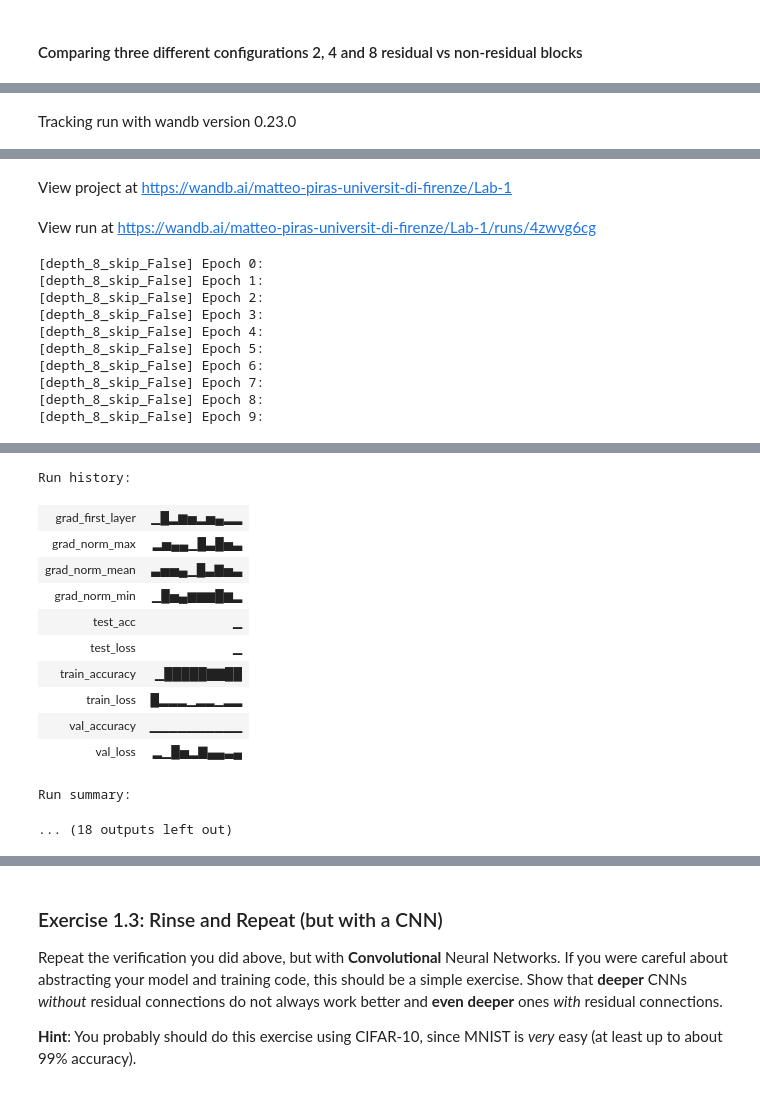
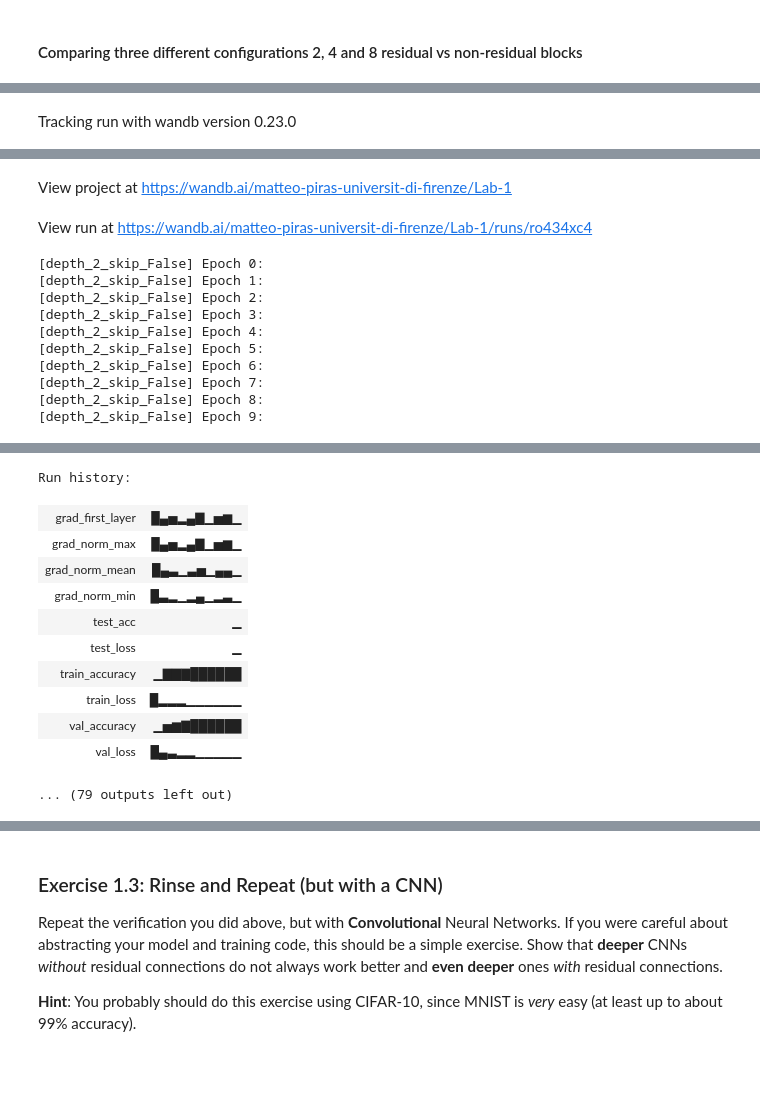
Before and after one commit to Piras2024/Laboratory-1-Working-with-Deep-Models, a Jupyter notebook: Lab1-CNNs.ipynb, the cells around one changed output, grey strips where cells are left out. Saved outputs shown, nothing was run; the diff lists cells and outputs as text; code cells hidden in the pictures.

```diff
--- a/Lab1-CNNs.ipynb
+++ b/Lab1-CNNs.ipynb
@@ -223,7 +112,7 @@ def train_one_epoch(model, dl, optimizer, device):
     running_loss = 0.0
     correct = 0
     total = 0
-    for x, y in dl:
+    for x, y in tqdm(dl, desc="Batches", leave=False):
         x, y = x.to(device), y.to(device)
         optimizer.zero_grad()
         logits = model(x)
@@ -242,7 +131,7 @@ def evaluate(model, dl, device):
     preds_all = []
     gts_all = []
     with torch.no_grad():
-        for x, y in dl:
+        for x, y in tqdm(dl, desc="Batches", leave=False):
             x, y = x.to(device), y.to(device)
             logits = model(x)
             loss = F.cross_entropy(logits, y, reduction='sum')
@@ -400,7 +318,7 @@ This block is a **flexible MLP version of a ResNet block**:
 # %%
 #Code genrated by AI
 class MLPBlock(nn.Module):
-    def __init__(self, dim_in, dim_out, hidden_layers=1, use_skip=True):
+    def __init__(self, dim_in, dim_out, hidden_layers=2, use_skip=True):
         super().__init__()
         self.use_skip = use_skip
 
@@ -494,7 +384,7 @@ config = {
     "batch_size": 128,
     "lr": 0.01,
     "epochs": 10,
-    "depths": [[784, 128, 128, 128 , 128, 128, 128, 128 , 128, 10] ],  # example depths
+    "depths": [[784, 128, 128, 10],[784, 128, 128, 128, 128, 10],[784, 128, 128, 128 , 128, 128, 128, 128 , 128, 10] ],  # example depths
     "block_hidden_layers": 2,
     "use_skip_options": [False, True]
 }
@@ -525,10 +415,29 @@ for depth in config["depths"]:
             reinit=True   # allows multiple runs in the same notebook
         )
 
-        # Initialize model and optimizer
-        model = GeneralMLP(layer_sizes=depth,
-                           block_hidden_layers=config["block_hidden_layers"],
-                           use_skip=use_skip).to(device)
+        # ---------------------------
+        # Build model using GeneralModel
+        # ---------------------------
+        blocks = []
+        for nin, nout in zip(depth[:-2], depth[1:-1]):
+            blocks.append(
+                MLPBlock(
+                    nin,
+                    nout,
+                    hidden_layers=config["block_hidden_layers"],
+                    use_skip=use_skip
+                )
+            )
+
+        classifier = nn.Linear(depth[-2], depth[-1])
+
+        model = GeneralModel(
+            blocks=blocks,
+            classifier=classifier,
+            flatten_input=True  # important for MLPs
+        ).to(device)
+
+
         optimizer = torch.optim.SGD(model.parameters(), lr=config["lr"], momentum=0.9)
 
         # Training loop
@@ -566,7 +475,7 @@ for depth in config["depths"]:
                 "grad_first_layer": first_layer_grad_norm
                 }, step=epoch)
 
-            print(f"[{run_name}] Epoch {epoch}: ")
+            print(f"[{run_name}] Epoch {epoch}")
                   #f"train_loss={train_loss:.4f}, train_acc={train_acc:.4f}, "
                   #f"val_loss={val_loss:.4f}, val_acc={val_acc:.4f}")
 
@@ -585,29 +496,28 @@ Syncing run depth_8_skip_False to Weights & Biases (docs)
 View project at https://wandb.ai/matteo-piras-universit-di-firenze/Lab-1
-View run at https://wandb.ai/matteo-piras-universit-di-firenze/Lab-1/runs/4zwvg6cg
+View run at https://wandb.ai/matteo-piras-universit-di-firenze/Lab-1/runs/ro434xc4
-[depth_8_skip_False] Epoch 0:
-[depth_8_skip_False] Epoch 1:
-[depth_8_skip_False] Epoch 2:
-[depth_8_skip_False] Epoch 3:
-[depth_8_skip_False] Epoch 4:
-[depth_8_skip_False] Epoch 5:
-[depth_8_skip_False] Epoch 6:
-[depth_8_skip_False] Epoch 7:
-[depth_8_skip_False] Epoch 8:
-[depth_8_skip_False] Epoch 9:
+[depth_2_skip_False] Epoch 0:
+[depth_2_skip_False] Epoch 1:
+[depth_2_skip_False] Epoch 2:
+[depth_2_skip_False] Epoch 3:
+[depth_2_skip_False] Epoch 4:
+[depth_2_skip_False] Epoch 5:
+[depth_2_skip_False] Epoch 6:
+[depth_2_skip_False] Epoch 7:
+[depth_2_skip_False] Epoch 8:
+[depth_2_skip_False] Epoch 9:
 [interactive output not drawn]
-Run history:
+Run history:
-| grad_first_layer | ▁█▂▆▅▂▅▄▂▂ |
-| grad_norm_max | ▂▅▄▄▁█▃█▅▃ |
-| grad_norm_mean | ▃▅▅▄▁█▃▇▅▃ |
-| grad_norm_min | ▁█▅▄▆▆▆█▆▂ |
+| grad_first_layer | █▄▅▂▄▇▁▅▆▁ |
+| grad_norm_max | █▄▅▂▄▇▁▅▆▁ |
+| grad_norm_mean | █▄▃▁▃▅▁▄▄▁ |
+| grad_norm_min | █▃▂▁▂▄▁▂▃▁ |
 | test_acc | ▁ |
 | test_loss | ▁ |
-| train_accuracy | ▁█████▇▇██ |
-| train_loss | █▂▂▂▁▂▂▁▂▂ |
-| val_accuracy | ▁▁▁▁▁▁▁▁▁▁ |
-| val_loss | ▂▁█▅▂▇▄▄▃▄ |
+| train_accuracy | ▁▇▇▇██████ |
+| train_loss | █▂▂▂▁▁▁▁▁▁ |
+| val_accuracy | ▁▅▆▇██████ |
+| val_loss | █▄▃▂▂▁▁▁▁▁ |
-Run summary:
-... (18 outputs left out)
+... (79 outputs left out)
 # %% [markdown]
 #### Results
 For MNIST, a relatively simple dataset, shallow architectures (2 and 4 MLP blocks) achieve similarly good performance. In these cases, vanishing gradients are not noticeable, as confirmed by the gradient norms logged in WandB. However, architectures without skip connections still show slower convergence, suggesting that either mild gradient attenuation occurs or that skip connections provide additional architectural flexibility by allowing the network to partially bypass layers that are not contributing useful features.
```
Also changed, not shown: parts of 43 cells of this notebook, 9 other files.
